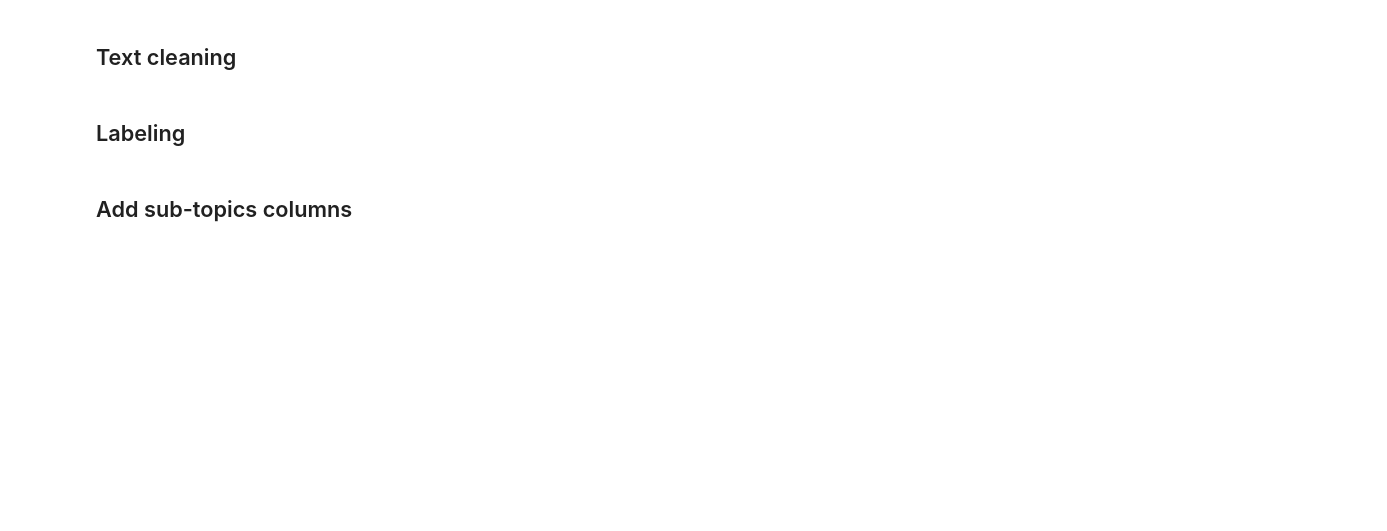
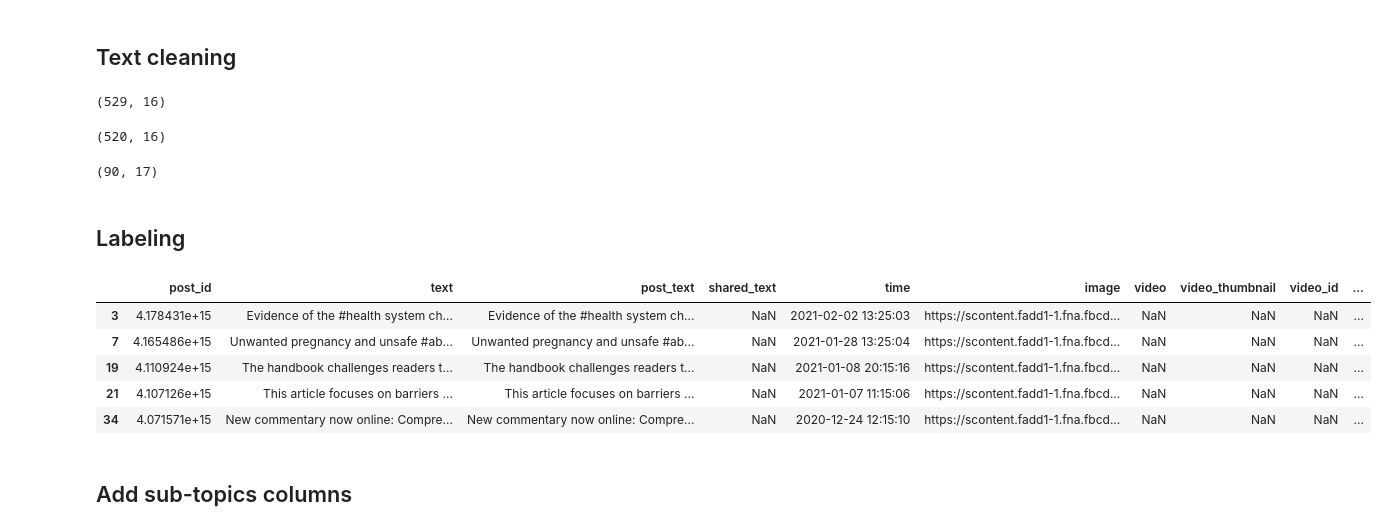
Before and after one commit to yonycherkos/SRH-GBV, a Jupyter notebook: code/SRH_GBV_analysis.ipynb, the cells around one changed output. Cells and saved outputs as stored; diff of their text form; code cells hidden in the pictures; blank space fills up the shorter version.

```diff
--- a/code/SRH_GBV_analysis.ipynb
+++ b/code/SRH_GBV_analysis.ipynb
@@ -33,0 +120,3 @@ fb_page_names = ['SRHMJournal', 'FSRH.UK', 'mmsa.scora', 'BMJ.SRH',
+# %%
+df = pd.read_csv('../data/fb_posts.csv')
+df.shape
@@ -50,38 +172,57 @@ fb_posts_df.to_csv('../data/fb_posts.csv', index=False)
 ## Text cleaning
 # %%
 # drop amharic posts
-df = df[df['Text'].apply(lambda txt: not re.search(r"[\u1200-\u137F]+", str(txt)))]
-df.head()
+df = df[df['text'].apply(lambda txt: not re.search(r"[\u1200-\u137F]+", str(txt)))]
+df.shape
+# %% [output]
+(529, 16)
+# %%
+# drop post with empty text
+df["text"] = df["text"].replace({"", np.nan})
+df = df.dropna(subset=["text"])
+df.shape
+# %% [output]
+(520, 16)
 # %%
-# TODO - content based cleaning
+# content based cleaning
 # define keyword group count
 def keyword_group_count(txt):
+    f = open("../data/keywords.json")
+    keywords = json.load(f)
+    f.close()
     count = 0
     for keyword_list in keywords.values():
         for keyword in keyword_list:
             if str(keyword).lower() in txt.lower():
-                count += 1`
+                count += 1
                 break
     return count
 
 # add keyword group count columns
-df["keyword_group_count"] = df["Text"].apply(lambda txt: keyword_group_count(txt))
-df = df[df["keyword_group_count"] >= 5]
-df.head()
+df["keyword_group_count"] = df["text"].apply(lambda txt: keyword_group_count(txt))
+df = df[df["keyword_group_count"] >= 2]
+df.shape
+# %% [output]
+(90, 17)
 # %% [markdown]
 ## Labeling
 # %%
 # label the posts based on the mean of comments, likes, and shares
-df[["Comments", "Likes", "Shares"]] = df[["Comments", "Likes", "Shares"]]/df["Subscribers"]
+df["comments"] = df["comments"].apply(lambda x: (x - df["comments"].mean())/df["comments"].std())
+df["likes"] = df["likes"].apply(lambda x: (x - df["likes"].mean())/df["likes"].std())
+df["shares"] = df["shares"].apply(lambda x: (x - df["shares"].mean())/df["shares"].std())
 
-df["Comments"] = df["Comments"].apply(lambda x: 1 if x >= df["Comments"].mean() else 0)
-df["Likes"] = df["Likes"].apply(lambda x: 1 if x >= df["Likes"].mean() else 0)
-df["Shares"] = df["Shares"].apply(lambda x: 1 if x >= df["Shares"].mean() else 0)
-
-df["label"] = df[["Comments", "Likes", "Shares"]].mean()
-df["label"] = df["label"].apply(lambda x: 1 if x >= 0.5 else 0)
+df["label"] = df[["comments", "likes", "shares"]].mean(axis=1)
+df["label"] = df["label"].apply(lambda x: 1 if x >= df["label"].mean() else 0)
 
 df.head()
+# %% [output]
+|  | post_id | text | post_text | shared_text | time | image | video | video_thumbnail | video_id | ... |
+| 3 | 4.178431e+15 | Evidence of the #health system ch... | Evidence of the #health system ch... | NaN | 2021-02-02 13:25:03 | https://scontent.fadd1-1.fna.fbcd... | NaN | NaN | NaN | ... |
+| 7 | 4.165486e+15 | Unwanted pregnancy and unsafe #ab... | Unwanted pregnancy and unsafe #ab... | NaN | 2021-01-28 13:25:04 | https://scontent.fadd1-1.fna.fbcd... | NaN | NaN | NaN | ... |
+| 19 | 4.110924e+15 | The handbook challenges readers t... | The handbook challenges readers t... | NaN | 2021-01-08 20:15:16 | https://scontent.fadd1-1.fna.fbcd... | NaN | NaN | NaN | ... |
+| 21 | 4.107126e+15 | This article focuses on barriers ... | This article focuses on barriers ... | NaN | 2021-01-07 11:15:06 | https://scontent.fadd1-1.fna.fbcd... | NaN | NaN | NaN | ... |
+| 34 | 4.071571e+15 | New commentary now online: Compre... | New commentary now online: Compre... | NaN | 2020-12-24 12:15:10 | https://scontent.fadd1-1.fna.fbcd... | NaN | NaN | NaN | ... |
 # %% [markdown]
 ## Add sub-topics columns
 # %%
```
Also changed, not shown: parts of 39 cells of this notebook, 9 other files.
